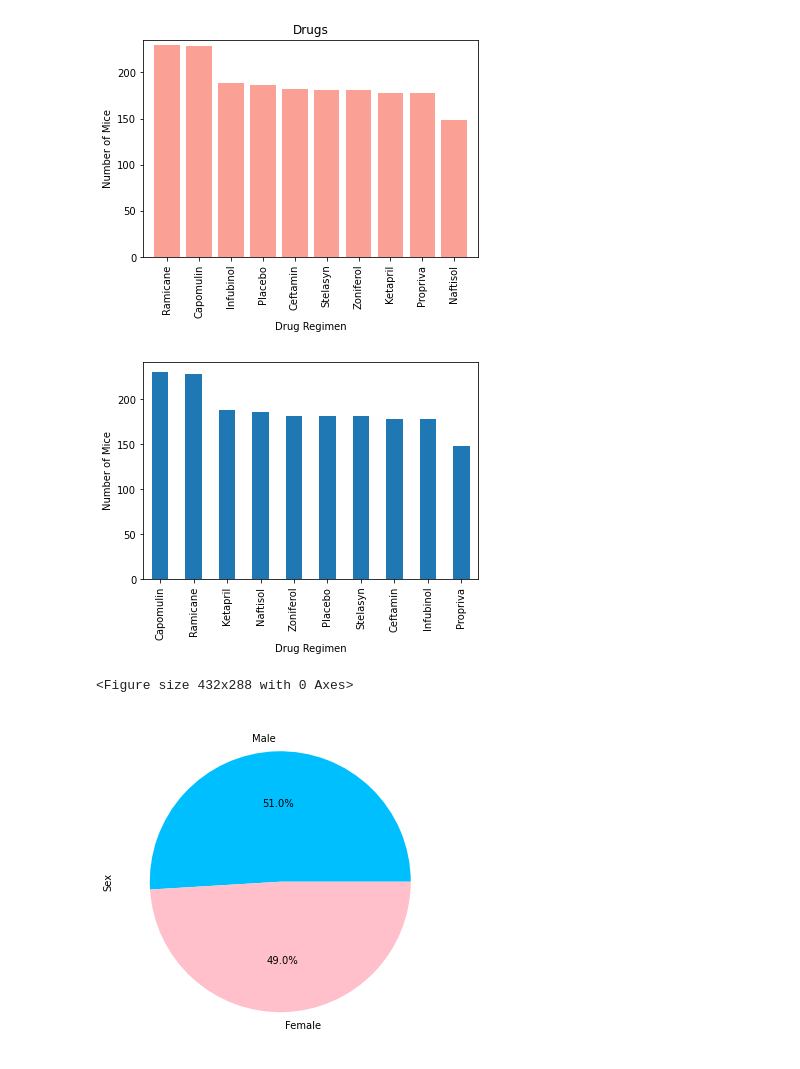
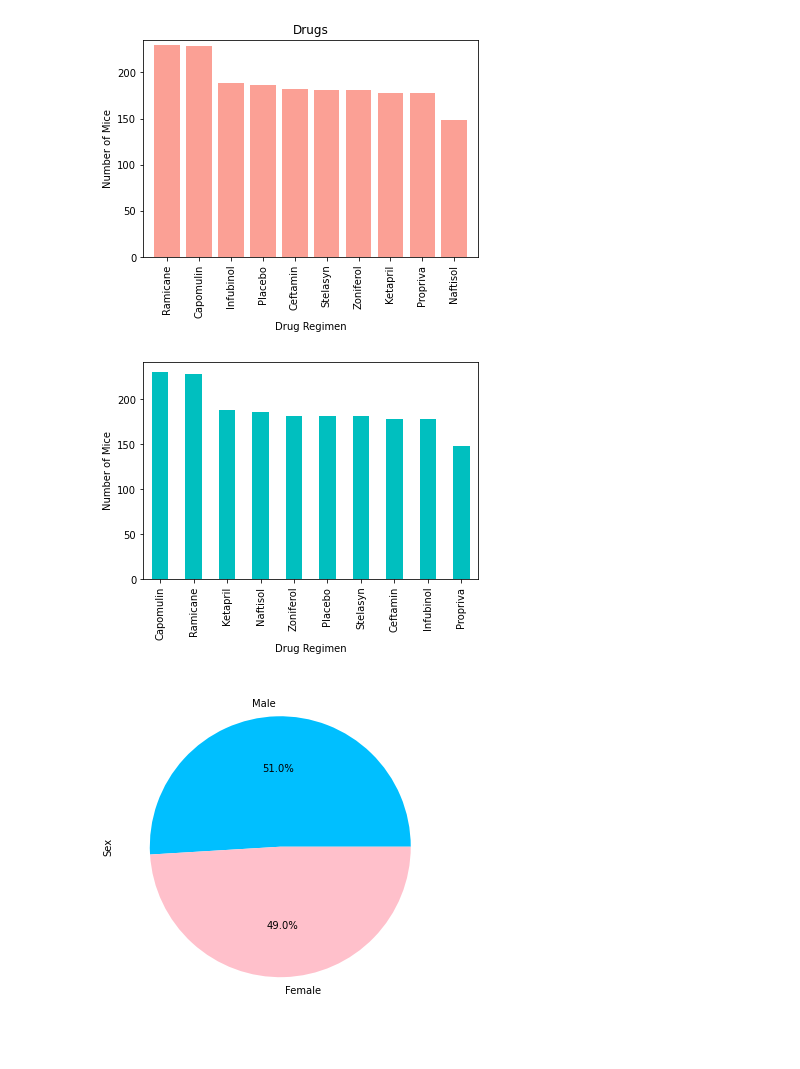
Before and after one commit to elz-harri/05-Matplotlib-Challenge, a Jupyter notebook: Pymaceuticals/matplotlib.ipynb, the cells around one changed output. Saved outputs shown, nothing was run; the diff lists cells and outputs as text; code cells hidden in the pictures.

```diff
--- a/Pymaceuticals/matplotlib.ipynb
+++ b/Pymaceuticals/matplotlib.ipynb
@@ -162,19 +166,16 @@ plt.show()
 # %% [output]
 [figure]
 # %%
-count_again = hope_this_works.plot(kind='bar')
+count_again = hope_this_works.plot(kind='bar',stacked=True, color = 'c')
 
 # Set the xlabel and ylabel using class methods
 
 plt.xlabel('Drug Regimen')
 plt.ylabel('Number of Mice')
 
-
 plt.show()
-plt.tight_layout()
 # %% [output]
-[figure, old version]
+[figure, new version]
-<Figure size 432x288 with 0 Axes>
 # %%
 # Generate a pie plot showing the distribution of female versus male mice using pandas
 sex_group = mouse_study.groupby('Sex')
```
Also changed, not shown: parts of 11 cells of this notebook.
